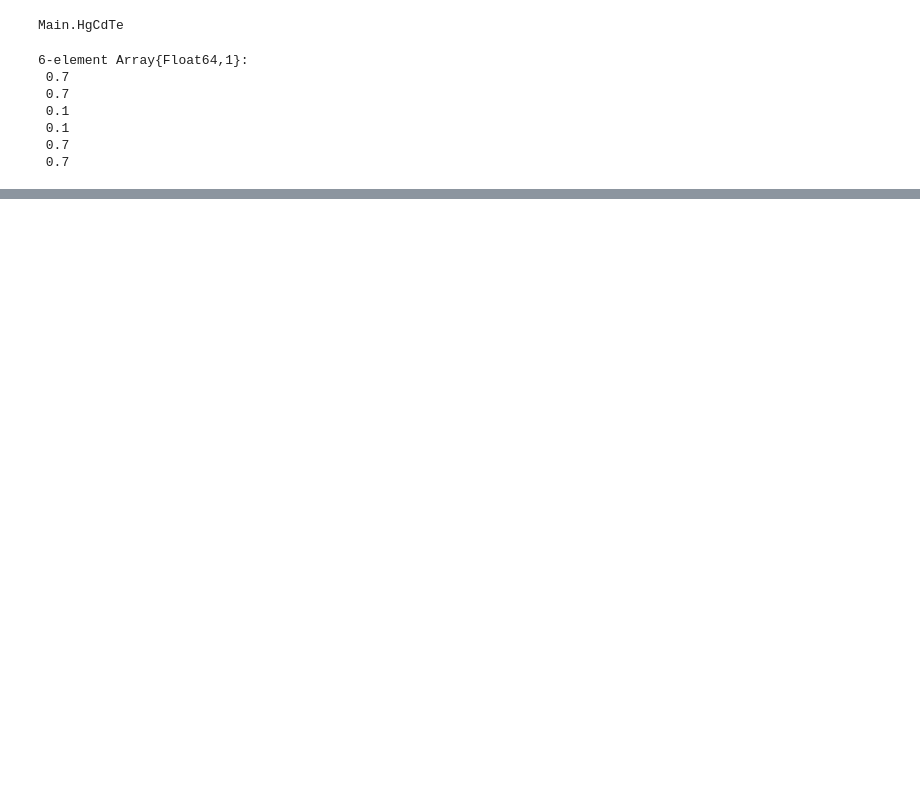
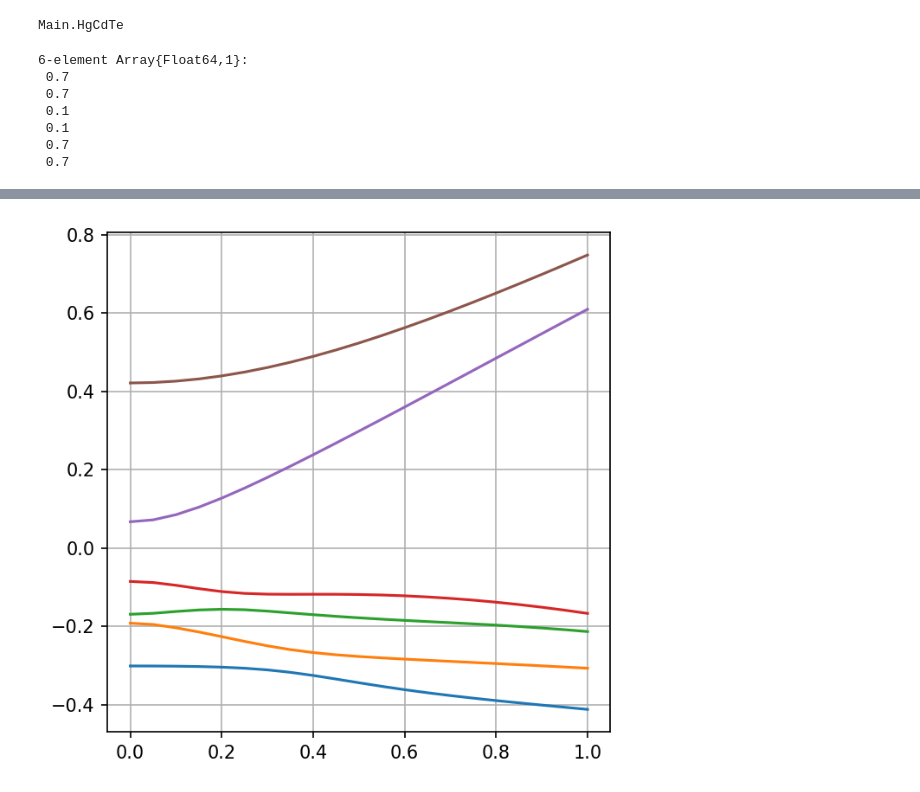
Before and after one commit to NeilKulikov/CppHgCdTe, a Jupyter notebook: interop/bindings/prototype.ipynb, the cells around one changed output, grey strips where cells are left out. Drawn from its saved outputs; the diff is of its cells as text; code cells hidden in the pictures; blank space fills up the shorter version.

```diff
--- a/interop/bindings/prototype.ipynb
+++ b/interop/bindings/prototype.ipynb
@@ -118,0 +138,8 @@ plot(ks, cs1)
+# %%
+figure(figsize = (5., 5.), dpi = 150)
+for i = 1:6
+    plot(ks, pd[i, :])
+end
+grid("on")
+# %% [output]
+[figure, added]
```
Also changed, not shown: parts of 14 cells of this notebook.
